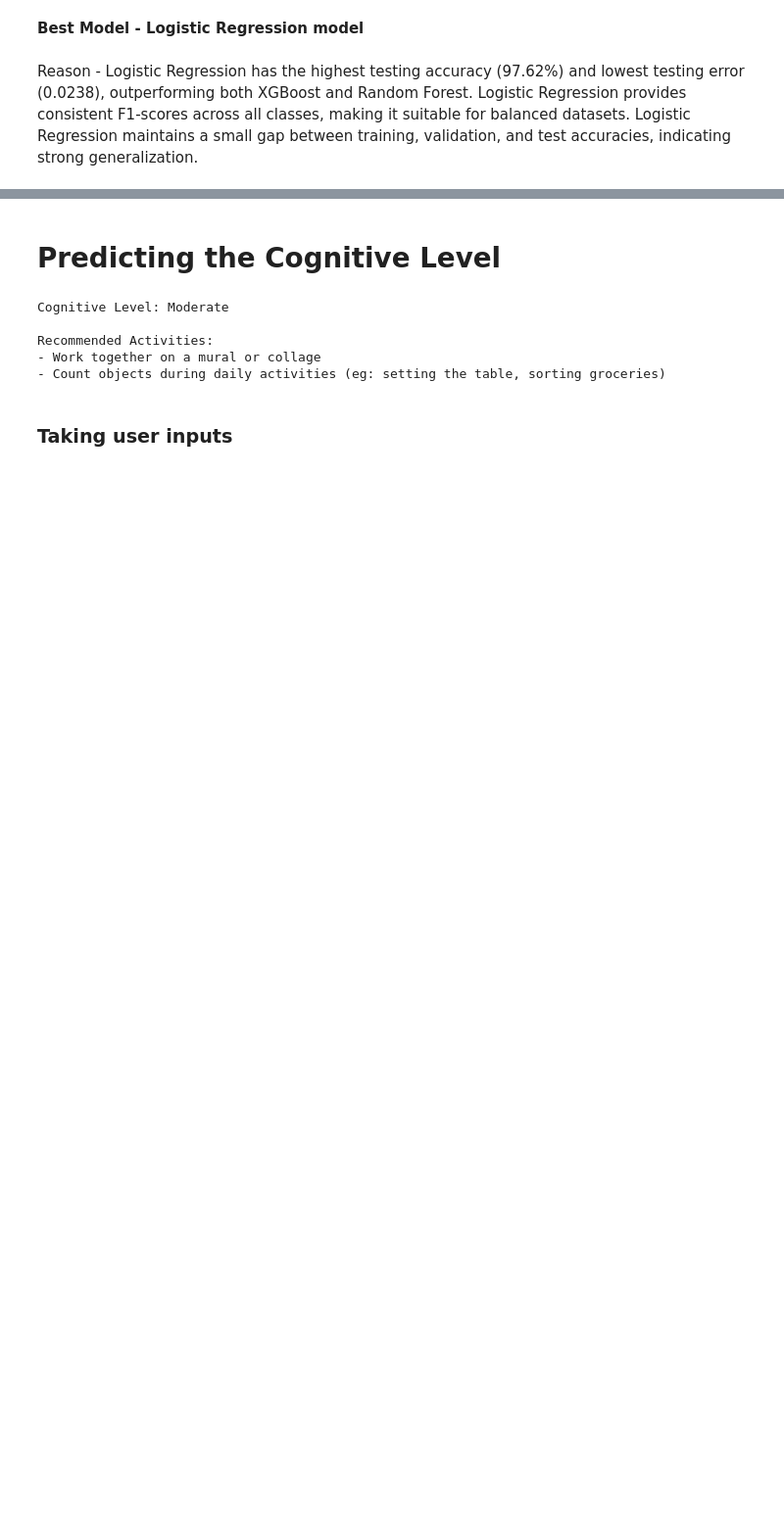
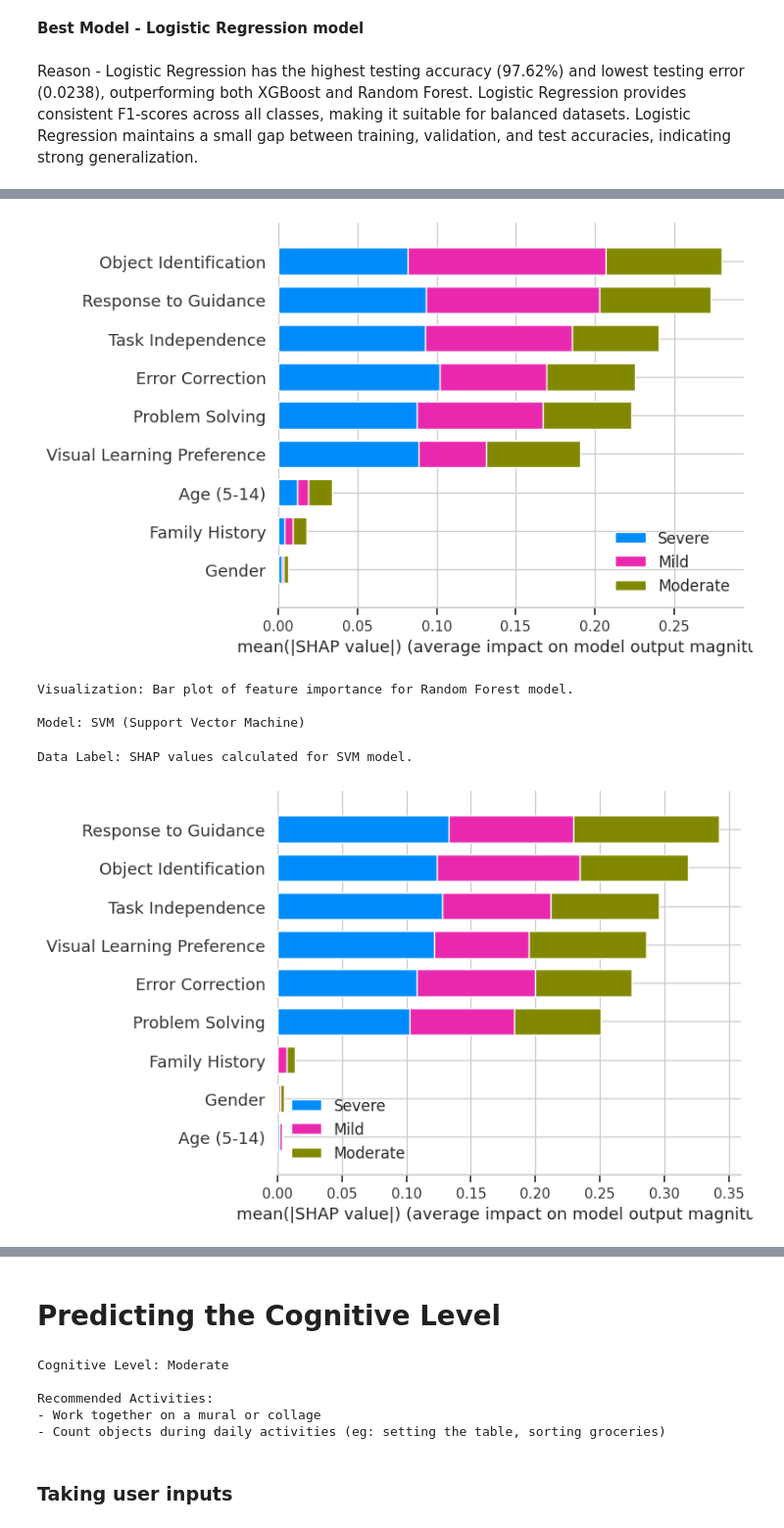
Before and after one commit to dhdtharaki/LearnMate, a Jupyter notebook: Backend/notebooks/Research_CogDomain.ipynb, the cells around one changed output, grey strips where cells are left out. Shown at 98% size. Drawn from its saved outputs; the diff is of its cells as text; code cells hidden in the pictures; blank space fills up the shorter version.

```diff
--- a/Backend/notebooks/Research_CogDomain.ipynb
+++ b/Backend/notebooks/Research_CogDomain.ipynb
@@ -1062,0 +1065,74 @@ Reason - Logistic Regression has the highest testing accuracy (97.62%) and lowes
+# %%
+# Define feature names
+features = [
+    "Gender",
+    "Age (5-14)",
+    "Family History",
+    "Problem Solving",
+    "Visual Learning Preference",
+    "Response to Guidance",
+    "Task Independence",
+    "Object Identification",
+    "Error Correction"
+]
+
+# Convert X_test to DataFrame with named columns (ensure X_test is still a NumPy array or similar before this)
+# If X_test is already a DataFrame from a previous step, this line is redundant and could be removed or handled differently
+# Assuming X_test might be a NumPy array after the train_test_split
+if not isinstance(X_test, pd.DataFrame):
+    X_test = pd.DataFrame(X_test, columns=features)
+
+
+# Select random rows from X_train_res using .iloc for row selection
+# X_train_res is already a DataFrame from the SMOTE step
+random_indices = np.random.choice(X_train_res.index, 100, replace=False)
+background = X_train_res.iloc[random_indices]
+
+# Ensure the background DataFrame also has the correct columns in case it wasn't a DataFrame before
+if not isinstance(background, pd.DataFrame):
+     background = pd.DataFrame(background, columns=features)
+
+
+print("\nTopic: Model Explainability using SHAP")
+print("\nObjective: To analyze the contribution of each feature to the predictions made by different machine learning models (XGBoost, MLP, QDA, and SVM).  SHAP values help us understand which features are most important for a model's output.")
+
+# Explain predictions of Random Forest
+print("\nModel: Random Forest")
+# For tree-based models, shap.Explainer works well directly
+explainer_rf = shap.Explainer(best_rf_model)
+shap_values_rf = explainer_rf.shap_values(X_test)
+print("Data Label: SHAP values calculated for Random Forest model.")
+shap.summary_plot(shap_values_rf, X_test, plot_type="bar", class_names=['Mild', 'Moderate', 'Severe'], # Use actual class names
+                  title="Random Forest Feature Importance")
+print("Visualization: Bar plot of feature importance for Random Forest model.")
+
+# Explain predictions of SVM
+print("\nModel: SVM (Support Vector Machine)")
+# Use KernelExplainer for non-tree based models
+explainer_svm = shap.KernelExplainer(best_svc_model.predict_proba, background)
+shap_values_svm = explainer_svm.shap_values(X_test)
+print("Data Label: SHAP values calculated for SVM model.")
+shap.summary_plot(shap_values_svm, X_test, plot_type="bar", class_names=['Mild', 'Moderate', 'Severe'], # Use actual class names
+                  title="SVM Feature Importance")
+print("Visualization: Bar plot of feature importance for SVM model.")
+
+# Explain predictions of LR
+print("\nModel: Logistic Regression")
+# Use KernelExplainer for non-tree based models
+explainer_lr = shap.KernelExplainer(best_lr_model.predict_proba, background)
+shap_values_lr = explainer_lr.shap_values(X_test)
+print("Data Label: SHAP values calculated for Logistic Regression model.")
+shap.summary_plot(shap_values_lr, X_test, plot_type="bar", class_names=['Mild', 'Moderate', 'Severe'], # Use actual class names
+                  title="Logistic Regression Feature Importance")
+print("Visualization: Bar plot of feature importance for Logistic Regression model.")
+
+# Explain predictions of XGBoost
+print("\nModel: XGBoost")
+# Use Explainer for XGBoost
+explainer_xgb = shap.Explainer(xgb_classifier)
+shap_values_xgb = explainer_xgb.shap_values(X_test)
+print("Data Label: SHAP values calculated for XGBoost model.")
+shap.summary_plot(shap_values_xgb, X_test, plot_type="bar", class_names=['Mild', 'Moderate', 'Severe'], # Use actual class names
+                  title="XGBoost Feature Importance")
+print("Visualization: Bar plot of feature importance for XGBoost model.")
+# %% [output]
@@ -1062,0 +1145,6 @@ Reason - Logistic Regression has the highest testing accuracy (97.62%) and lowes
+[figure, added]
+Visualization: Bar plot of feature importance for Random Forest model.
+
+Model: SVM (Support Vector Machine)
+Data Label: SHAP values calculated for SVM model.
+[figure, added]
```
Also changed, not shown: parts of 12 cells of this notebook.
